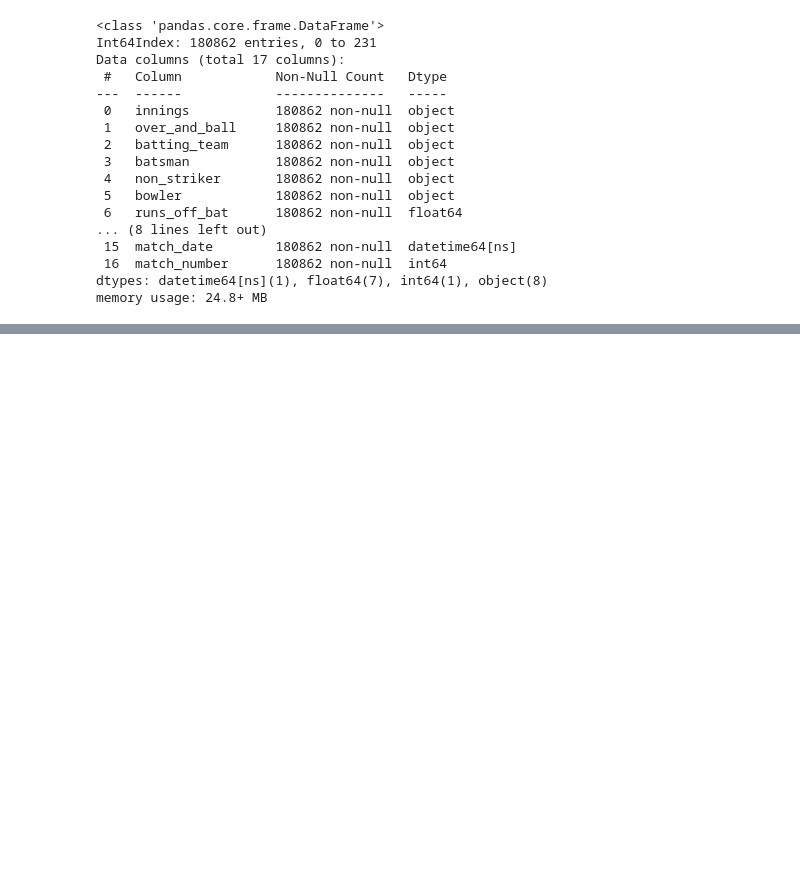
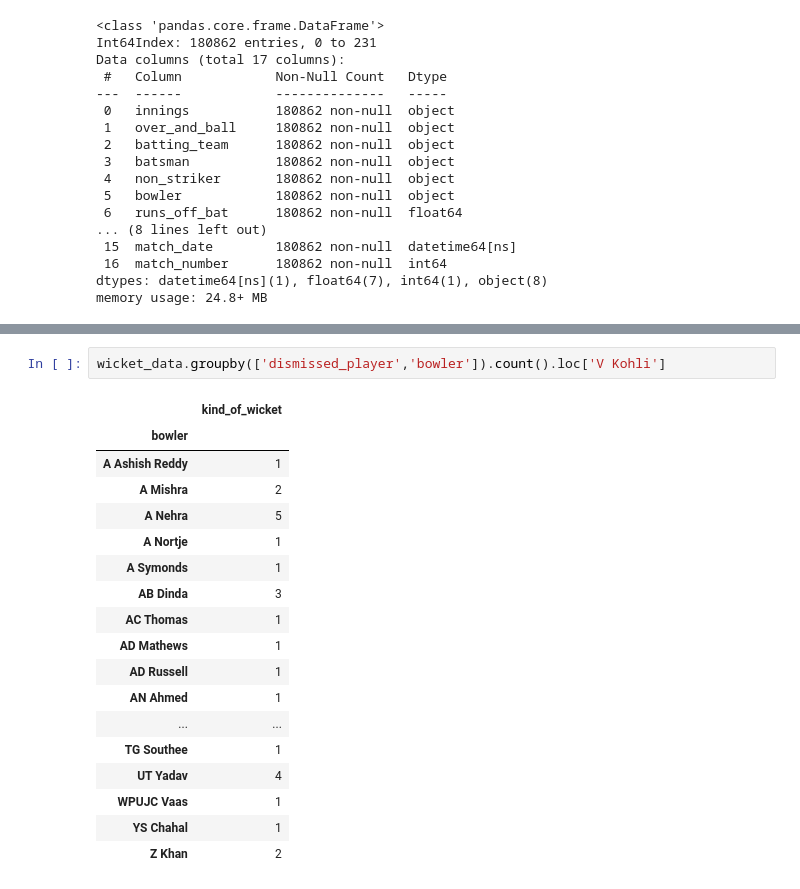
Before and after one commit to khyatidesai09/IPLMenAnalysis, a Jupyter notebook: ipl_analysis.ipynb, the cells around one changed output, grey strips where cells are left out. Cells and saved outputs as stored; diff of their text form; blank space fills up the shorter version.

```diff
--- a/ipl_analysis.ipynb
+++ b/ipl_analysis.ipynb
@@ -249,3 +266,24 @@ memory usage: 24.8+ MB
+# %%
+wicket_data.groupby(['dismissed_player','bowler']).count().loc['V Kohli']
+# %% [output]
+|  | kind_of_wicket |
+| bowler |  |
+| A Ashish Reddy | 1 |
+| A Mishra | 2 |
+| A Nehra | 5 |
+| A Nortje | 1 |
+| A Symonds | 1 |
+| AB Dinda | 3 |
+| AC Thomas | 1 |
+| AD Mathews | 1 |
+| AD Russell | 1 |
+| AN Ahmed | 1 |
+| ... | ... |
+| TG Southee | 1 |
+| UT Yadav | 4 |
+| WPUJC Vaas | 1 |
+| YS Chahal | 1 |
+| Z Khan | 2 |
 # %%
 main_dataframe.groupby("batsman").sum(numeric_only=True).sort_values(by='runs_off_bat',ascending=False)
 # %% [output]
```
Also changed, not shown: parts of 25 cells of this notebook.
